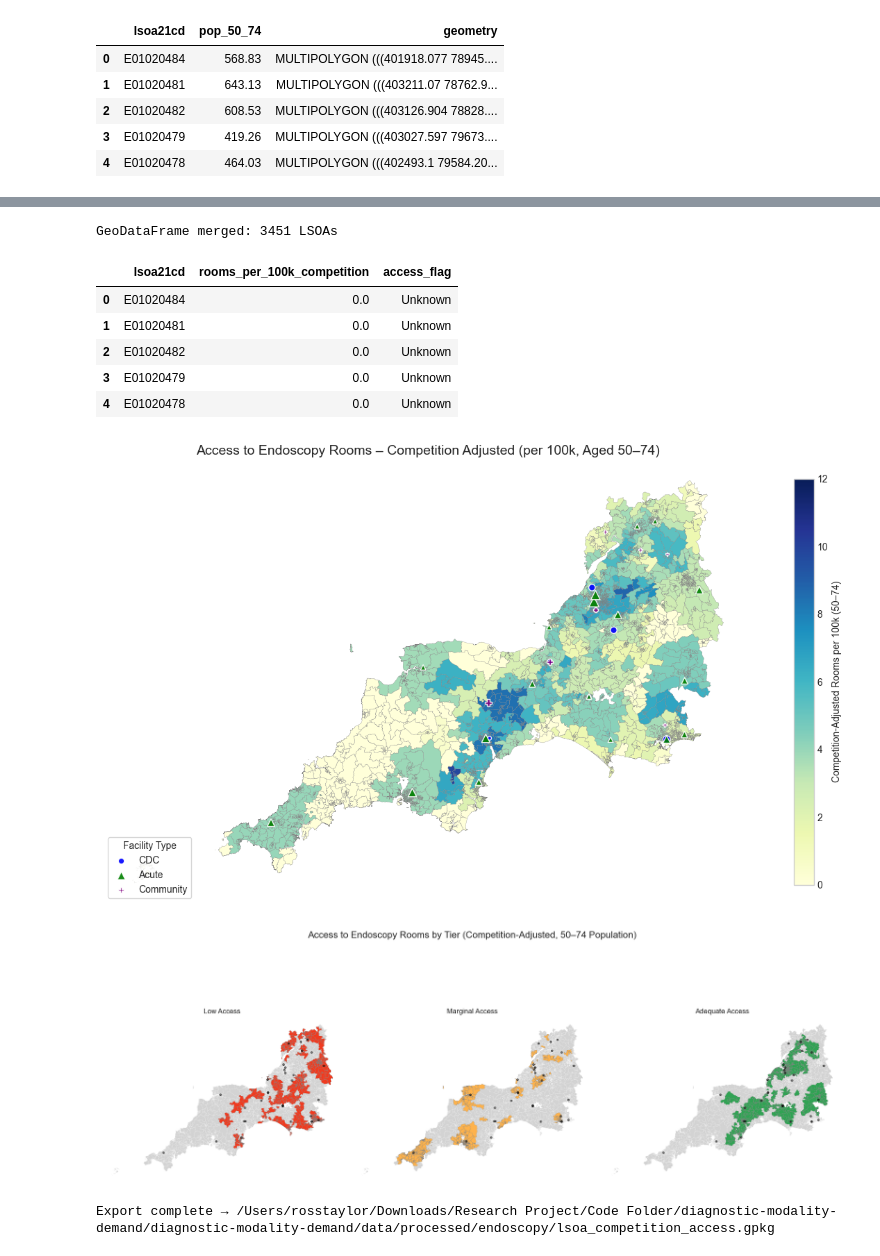
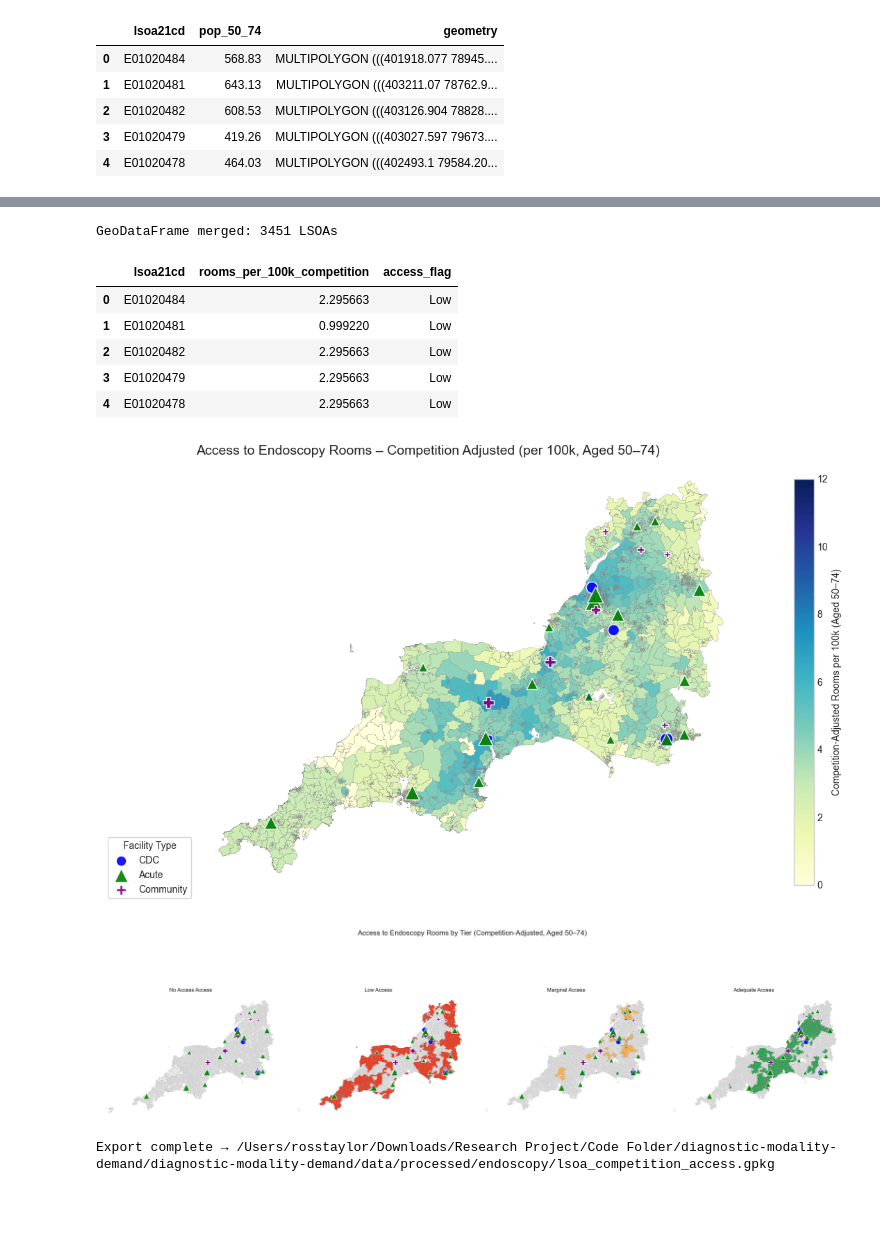
Before and after one commit to RossTylr/diagnostic-modality-demand, a Jupyter notebook: notebooks/08c_LSOA_Endoscopy_Access_Classification.ipynb, the cells around one changed output, grey strips where cells are left out. Cells and saved outputs as stored; diff of their text form; code cells hidden in the pictures; blank space fills up the shorter version.

Commit message:
complete clustering 3-7 for Endoscopy

```diff
--- a/notebooks/08c_LSOA_Endoscopy_Access_Classification.ipynb
+++ b/notebooks/08c_LSOA_Endoscopy_Access_Classification.ipynb
@@ -405,29 +458,27 @@ Name: count, dtype: int64
 # %%
 # ----------------------------------------------------------
-# Step 7a – Merge Competition-Based Access Scores into LSOA Geometry
+# Step 7a – Merge Competition-Based Access Scores into LSOA Geometry (Full Coverage)
 # ----------------------------------------------------------
 
+# Use competition_access_extended from Step 6a (includes all 3,451 LSOAs)
 lsoa_access_gdf = lsoa_gdf.merge(
-    competition_access,
+    competition_access_extended,
     on="lsoa21cd",
     how="left"
 )
 
-# Fill missing access values with 0 or 'Unknown' as appropriate
-lsoa_access_gdf["rooms_per_100k_competition"] = lsoa_access_gdf["rooms_per_100k_competition"].fillna(0)
-lsoa_access_gdf["access_flag"] = lsoa_access_gdf["access_flag"].fillna("Unknown")
-
-# Check structure
+# No need for fillna as already handled in Step 6a
+# Just confirm structure
 print(f"GeoDataFrame merged: {lsoa_access_gdf.shape[0]} LSOAs")
 display(lsoa_access_gdf[["lsoa21cd", "rooms_per_100k_competition", "access_flag"]].head())
 # %% [output]
 GeoDataFrame merged: 3451 LSOAs
 |  | lsoa21cd | rooms_per_100k_competition | access_flag |
-| 0 | E01020484 | 0.0 | Unknown |
-| 1 | E01020481 | 0.0 | Unknown |
-| 2 | E01020482 | 0.0 | Unknown |
-| 3 | E01020479 | 0.0 | Unknown |
-| 4 | E01020478 | 0.0 | Unknown |
+| 0 | E01020484 | 2.295663 | Low |
+| 1 | E01020481 | 0.999220 | Low |
+| 2 | E01020482 | 2.295663 | Low |
+| 3 | E01020479 | 2.295663 | Low |
+| 4 | E01020478 | 2.295663 | Low |
 # %%
 # ----------------------------------------------------------
 # Step 7b – Choropleth: Rooms per 100k (Competition Adjusted)
@@ -444,7 +495,7 @@ lsoa_access_gdf.plot(
     vmin=0,              # Set minimum value of color bar
     vmax=12,             # Set maximum value of color bar
     legend_kwds={
-        "label": "Competition-Adjusted Rooms per 100k (50–74)",
+        "label": "Competition-Adjusted Rooms per 100k (Aged 50–74)",
         "shrink": 0.5
     },
     ax=ax
@@ -456,66 +507,72 @@ for label, colour, marker in [("CDC", "blue", "o"), ("Acute", "green", "^"), ("C
     subset.plot(
         ax=ax,
         color=colour,
-        markersize=subset["Endoscopy Rooms"] * 15,
+        markersize=subset["Endoscopy Rooms"] * 45,  # updated marker size
         marker=marker,
         label=label,
         alpha=0.9,
         edgecolor="white"
     )
 
+# Final formatting
 ax.set_title("Access to Endoscopy Rooms – Competition Adjusted (per 100k, Aged 50–74)", fontsize=14)
 ax.axis("off")
 ax.legend(title="Facility Type", loc="lower left", frameon=True)
+
 plt.tight_layout()
 plt.show()
 # %% [output]
-[figure, old version]
+[figure, new version]
 # %%
 # ----------------------------------------------------------
-# Step 7c – Subplots: Low / Marginal / Adequate Access Tiers
+# Step 7c – Subplots: No / Low / Marginal / Adequate Access Tiers
 # ----------------------------------------------------------
 
-fig, axes = plt.subplots(1, 3, figsize=(18, 8))
+fig, axes = plt.subplots(1, 4, figsize=(24, 8))
 
-tier_order = ["Low", "Marginal", "Adequate"]
-colours = ["#f03b20", "#feb24c", "#31a354"]
+tier_order = ["No Access", "Low", "Marginal", "Adequate"]
+colours = ["#f0f0f0", "#f03b20", "#feb24c", "#31a354"]
 
 for i, tier in enumerate(tier_order):
     ax = axes[i]
 
     # All LSOAs greyed out
     lsoa_access_gdf.plot(
         color="lightgrey",
         linewidth=0.1,
         edgecolor="white",
         ax=ax
     )
 
     # Highlight selected tier
     lsoa_access_gdf[lsoa_access_gdf["access_flag"] == tier].plot(
         color=colours[i],
         linewidth=0.2,
         edgecolor="grey",
         ax=ax
     )
 
-    # Overlay facilities
-    facilities_gdf.plot(
-        ax=ax,
-        color="black",
-        markersize=10,
-        marker="o",
-        alpha=0.5
-    )
+    # Overlay facilities by type
+    for label, colour, marker in [("CDC", "blue", "o"), ("Acute", "green", "^"), ("Community", "purple", "P")]:
+        subset = facilities_gdf[facilities_gdf["source"] == label]
+        subset.plot(
+            ax=ax,
+            color=colour,
+            markersize=subset["Endoscopy Rooms"] * 45,
+            marker=marker,
+            label=label,
+            alpha=0.9,
+            edgecolor="white"
+        )
 
     ax.set_title(f"{tier} Access", fontsize=12)
     ax.axis("off")
 
-plt.suptitle("Access to Endoscopy Rooms by Tier (Competition-Adjusted, 50–74 Population)", fontsize=16)
+plt.suptitle("Access to Endoscopy Rooms by Tier (Competition-Adjusted, Aged 50–74)", fontsize=16)
 plt.tight_layout()
 plt.show()
 # %% [output]
-[figure, old version]
+[figure, new version]
 # %%
 # ----------------------------------------------------------
 # Step 8 – Export LSOA Competition Access Scores to Local Directory
```
Also changed, not shown: parts of 7 cells of this notebook, 6 other files.
